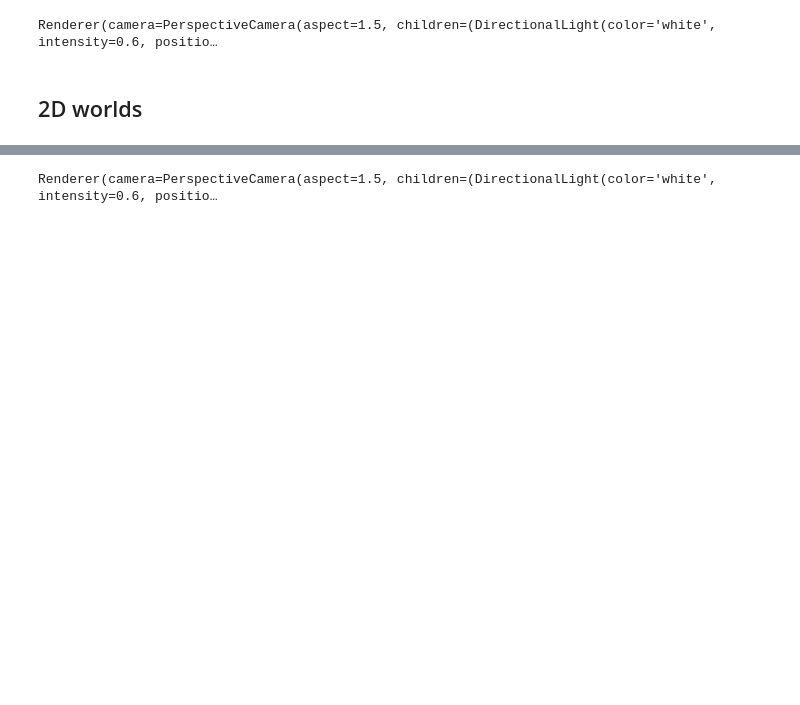
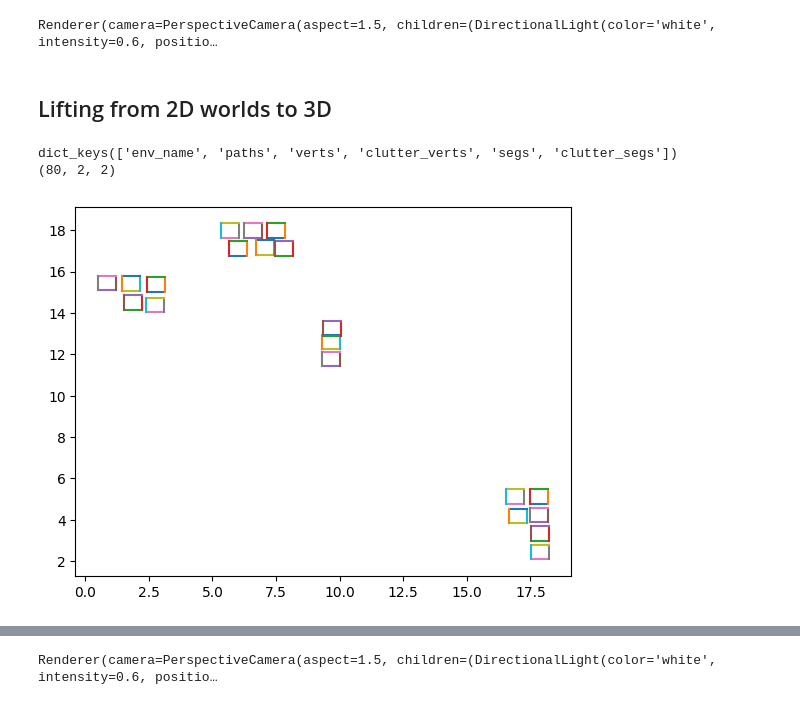
Before and after one commit to mirkoklukas/bayes3d, a Jupyter notebook: scripts/notebooks/_mkl/02 - Meshes.ipynb, the cells around one changed output, grey strips where cells are left out. Cells and saved outputs as stored; diff of their text form; code cells hidden in the pictures; blank space fills up the shorter version.

```diff
--- a/scripts/notebooks/_mkl/02 - Meshes.ipynb
+++ b/scripts/notebooks/_mkl/02 - Meshes.ipynb
@@ -382,7 +361,7 @@ v
 # %% [output]
 Renderer(camera=PerspectiveCamera(aspect=1.5, children=(DirectionalLight(color='white', intensity=0.6, positio…
 # %% [markdown]
-## 2D worlds
+## Lifting from 2D worlds to 3D
 # %%
 #|export
 
@@ -425,2 +411,21 @@ def unpack_2d_env_data(fname):
+# %%
+import matplotlib.pyplot as plt
+
+fname = "./data/test_env_2d.json"
+data = load_env_data(fname)
+print(data.keys())
+clutter = data["clutter_verts"]
+clutter= np.array(clutter)
+
+clutter = np.stack([clutter[:,:-1,:], clutter[:,1:,:]], axis=2)
+clutter = np.concatenate(clutter, axis=0)
+print(clutter.shape)
+
+for s in clutter:
+    plt.plot(s[:,0],s[:,1])
+# %% [output]
+dict_keys(['env_name', 'paths', 'verts', 'clutter_verts', 'segs', 'clutter_segs'])
+(80, 2, 2)
+[figure, added]
 # %%
 fname = "./data/test_env_2d.json"
```
Also changed, not shown: parts of 5 cells of this notebook, 27 other files.
